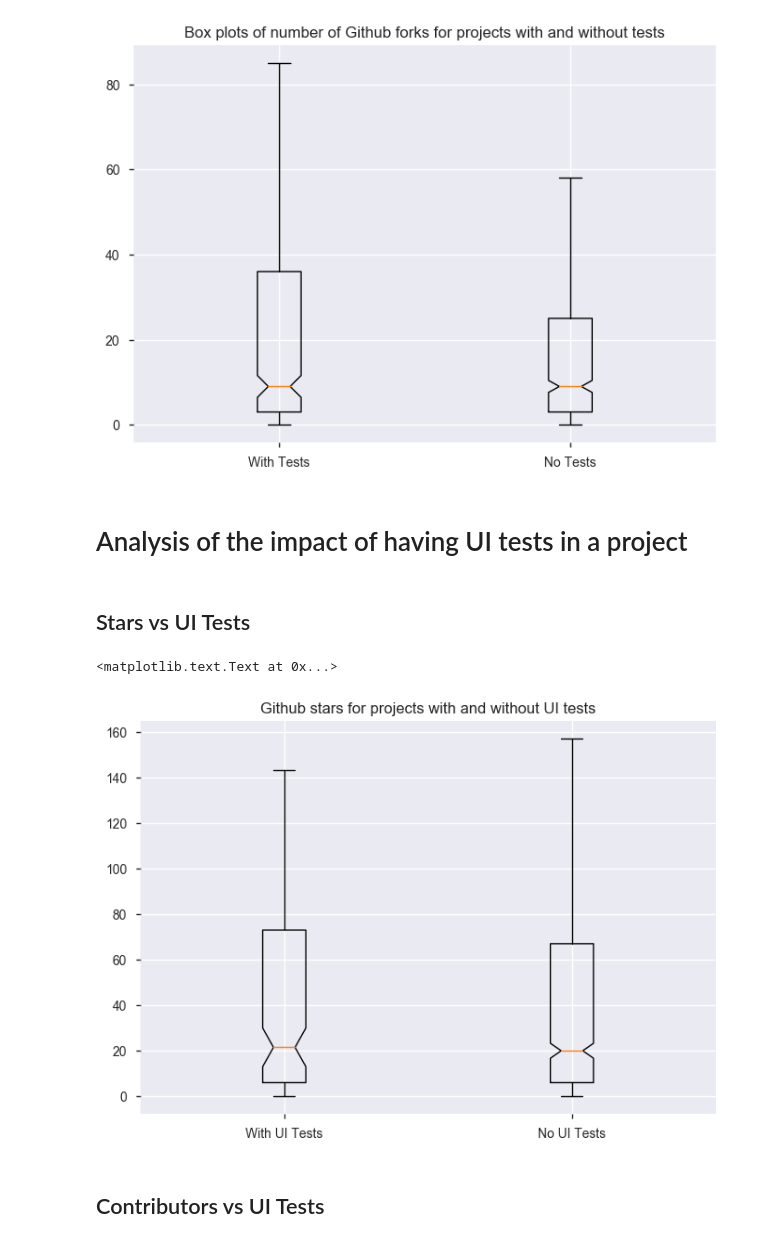
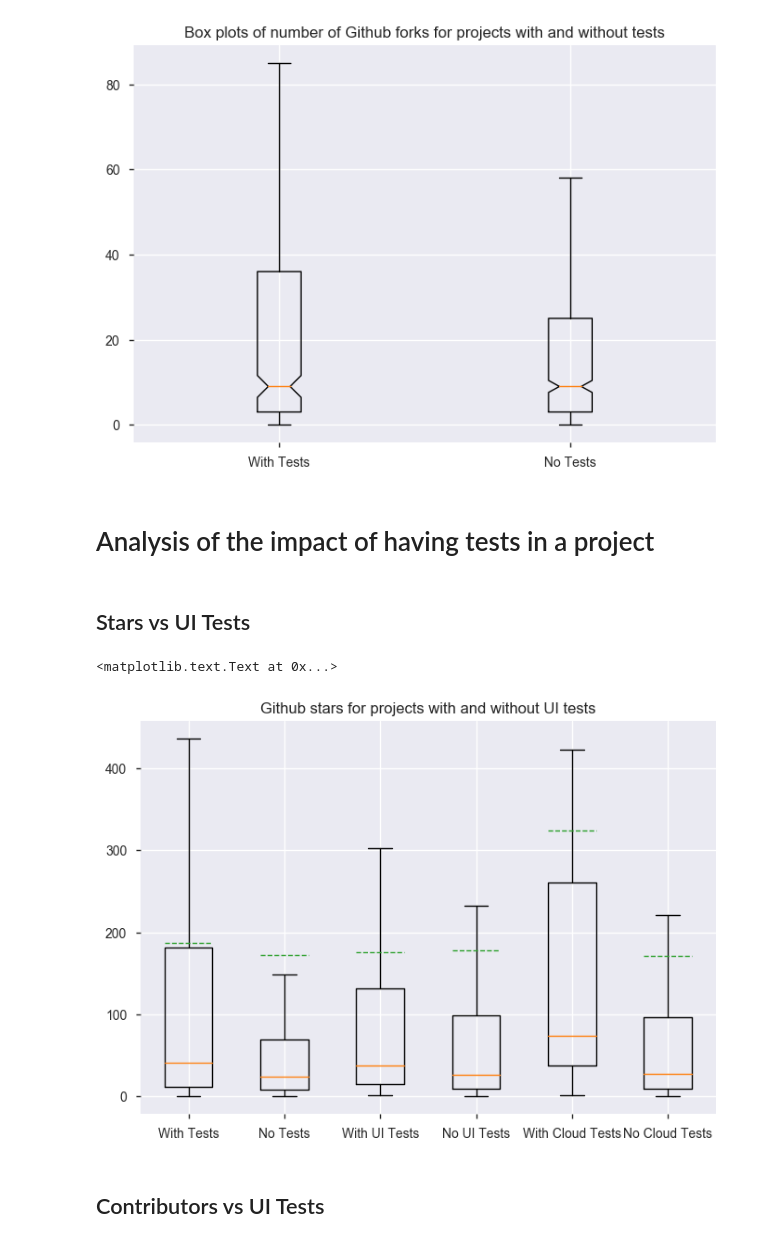
Before and after one commit to luiscruz/android_test_inspector, a Jupyter notebook: exploratory_analysis/1_ea.ipynb, the cells around one changed output. Drawn from its saved outputs; the diff is of its cells as text; code cells hidden in the pictures.

```diff
--- a/exploratory_analysis/1_ea.ipynb
+++ b/exploratory_analysis/1_ea.ipynb
@@ -564,24 +564,39 @@ ax.set_title("Box plots of number of Github forks for projects with and without
 <matplotlib.text.Text at 0x...>
 [figure]
 # %% [markdown]
-# Analysis of the impact of having UI tests in a project
+# Analysis of the impact of having tests in a project
 # %% [markdown]
 ## Stars vs UI Tests
 # %%
 _,ax = plt.subplots()
 ax.boxplot(
-    [df_tmp[df_tmp['ui_tests']]['stars'].values,df_tmp[~df_tmp['ui_tests']]['stars'].values],
-    labels=["With UI Tests", "No UI Tests"],
-    notch=True,
+    [
+        df_tmp[df_tmp['tests']]['stars'].values,
+        df_tmp[~df_tmp['tests']]['stars'].values,
+        df_tmp[df_tmp['ui_tests']]['stars'].values,
+        df_tmp[~df_tmp['ui_tests']]['stars'].values,
+        df_tmp[df_tmp['cloud_tests']]['stars'].values,
+        df_tmp[~df_tmp['cloud_tests']]['stars'].values,
+    ],
+    labels=[
+        "With Tests",
+        "No Tests",
+        "With UI Tests",
+        "No UI Tests",
+        "With Cloud Tests",
+        "No Cloud Tests",
+    ],
+    notch=False,
     sym='',
     meanline =True,
+    showmeans=True,
 )
 ax.set_title("Github stars for projects with and without UI tests")
 # notches are calculated using a Gaussian-based asymptotic approximation
 # (see McGill, R., Tukey, J.W., and Larsen, W.A., 1978, and Kendall and Stuart, 1967)
 # %% [output]
 <matplotlib.text.Text at 0x...>
-[figure, old version]
+[figure, new version]
 # %% [markdown]
 ## Contributors vs UI Tests
 # %%
```
Also changed, not shown: parts of 21 cells of this notebook, 4 other files.
